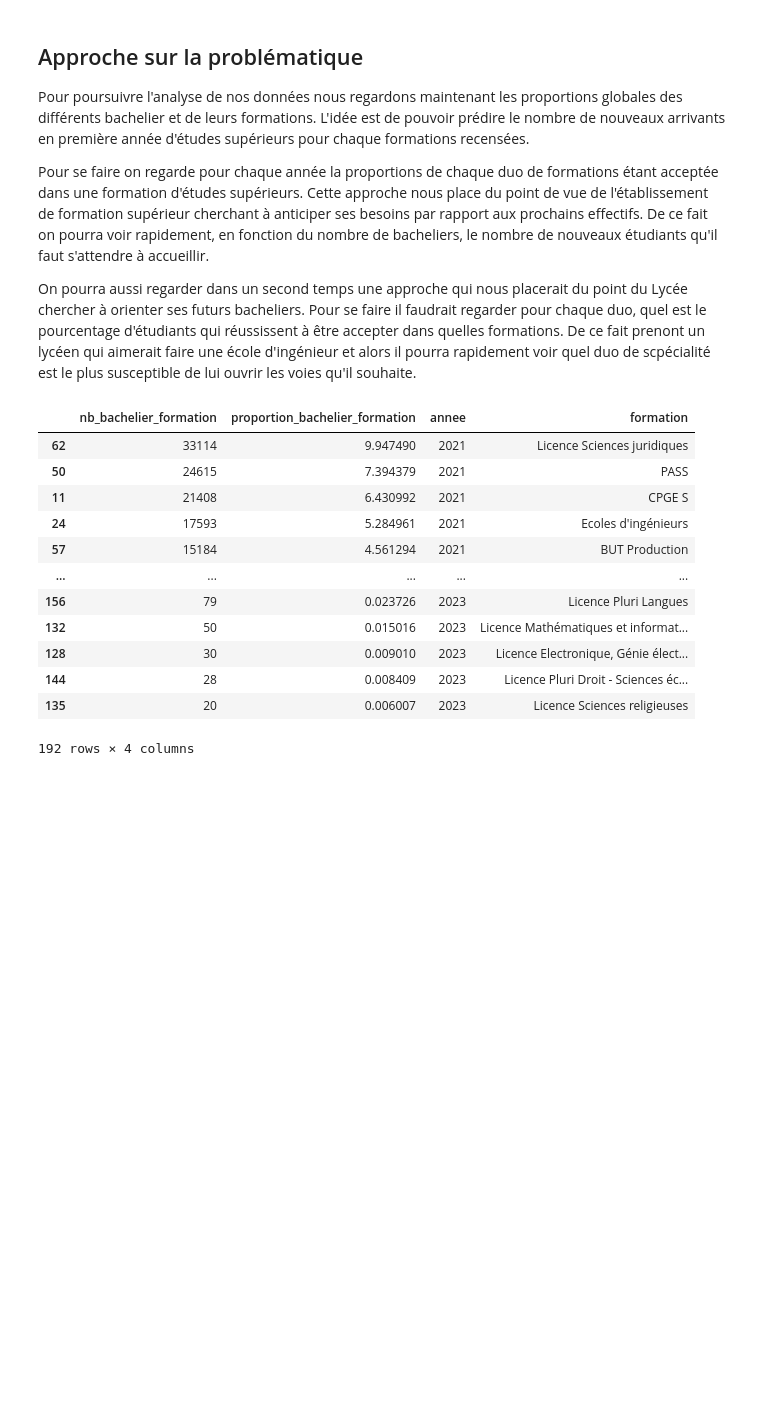
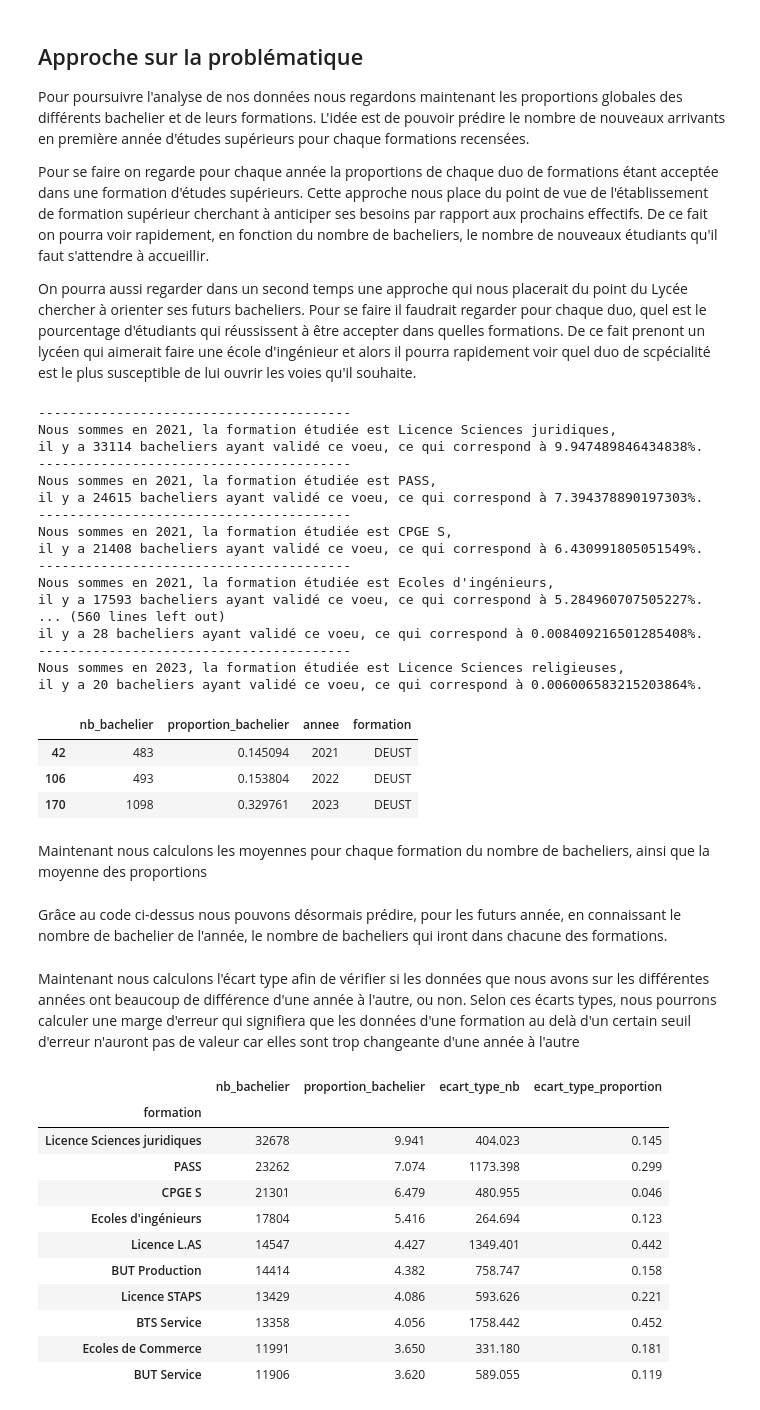
Before and after one commit to vraus/Projet_FDD, a Jupyter notebook: main.ipynb, the cells around one changed output. Saved outputs shown, nothing was run; the diff lists cells and outputs as text; code cells hidden in the pictures; blank space fills up the shorter version.

```diff
--- a/main.ipynb
+++ b/main.ipynb
@@ -274,33 +274,47 @@ Pour se faire on regarde pour chaque année la proportions de chaque duo de form
 
 On pourra aussi regarder dans un second temps une approche qui nous placerait du point du Lycée chercher à orienter ses futurs bacheliers. Pour se faire il faudrait regarder pour chaque duo, quel est le pourcentage d'étudiants qui réussissent à être accepter dans quelles formations. De ce fait prenont un lycéen qui aimerait faire une école d'ingénieur et alors il pourra rapidement voir quel duo de scpécialité est le plus susceptible de lui ouvrir les voies qu'il souhaite.
 # %%
-df_tmp = pd.DataFrame(columns=['nb_bachelier_formation', 'proportion_bachelier_formation', 'annee','formation'])
+df_bachelier = pd.DataFrame(columns=['nb_bachelier', 'proportion_bachelier', 'annee','formation'])
 for i in df["annee"].unique() :
-    nb_bachelier = df[df["annee"] == i]["prop_accepte"].sum()
+    nb_bachelier_total = df[df["annee"] == i]["prop_accepte"].sum()
     for j in df["formation"].unique():
         mask = ((df['formation'] == j) & (df["annee"] == i))
-        nb_bachelier_formation = df[mask]["prop_accepte"].sum()
-        #print(nb_bachelier_formation)
-        proportion_bachelier_formation=(nb_bachelier_formation/nb_bachelier)*100
-        nouvelle_ligne = {'nb_bachelier_formation': nb_bachelier_formation, 'proportion_bachelier_formation': proportion_bachelier_formation, 'annee': i,"formation" : j}
-        df_tmp = pd.concat([df_tmp, pd.DataFrame([nouvelle_ligne])], ignore_index=True)
+        nb_bachelier = df[mask]["prop_accepte"].sum()
+        proportion_bachelier=(nb_bachelier/nb_bachelier_total)*100
+        nouvelle_ligne = {'nb_bachelier': nb_bachelier, 'proportion_bachelier': proportion_bachelier, 'annee': i,"formation" : j}
+        df_bachelier = pd.concat([df_bachelier, pd.DataFrame([nouvelle_ligne])], ignore_index=True)
 
 
-df_tmp = df_tmp.sort_values(by=["annee","proportion_bachelier_formation"],ascending=[True,False])
-df_tmp.head(500)
+df_bachelier = df_bachelier.sort_values(by=["annee","proportion_bachelier"],ascending=[True,False])
 #print(df_tmp["proportion_bachelier_formation"].sum())
 #print("L'année est : ",i,", la formation est : ",j,", le nombre de bachelier ayant validé cette option est de : ",nb_bachelier_formation,", la proportion est de :",proportion_bachelier_formation,"%")
+for index, row in df_bachelier.iterrows():
+    print("-" * 40)
+    print(f'Nous sommes en {row["annee"]}, la formation étudiée est {row["formation"]},\nil y a {row["nb_bachelier"]} bacheliers ayant validé ce voeu, ce qui correspond à {row["proportion_bachelier"]}%.')
 # %% [output]
-|  | nb_bachelier_formation | proportion_bachelier_formation | annee | formation |
-| 62 | 33114 | 9.947490 | 2021 | Licence Sciences juridiques |
-| 50 | 24615 | 7.394379 | 2021 | PASS |
-| 11 | 21408 | 6.430992 | 2021 | CPGE S |
-| 24 | 17593 | 5.284961 | 2021 | Ecoles d'ingénieurs |
-| 57 | 15184 | 4.561294 | 2021 | BUT Production |
-| ... | ... | ... | ... | ... |
-| 156 | 79 | 0.023726 | 2023 | Licence Pluri Langues |
-| 132 | 50 | 0.015016 | 2023 | Licence Mathématiques et informat... |
-| 128 | 30 | 0.009010 | 2023 | Licence Electronique, Génie élect... |
-| 144 | 28 | 0.008409 | 2023 | Licence Pluri Droit - Sciences éc... |
-| 135 | 20 | 0.006007 | 2023 | Licence Sciences religieuses |
-192 rows × 4 columns
+----------------------------------------
+Nous sommes en 2021, la formation étudiée est Licence Sciences juridiques,
+il y a 33114 bacheliers ayant validé ce voeu, ce qui correspond à 9.947489846434838%.
+----------------------------------------
+Nous sommes en 2021, la formation étudiée est PASS,
+il y a 24615 bacheliers ayant validé ce voeu, ce qui correspond à 7.394378890197303%.
+----------------------------------------
+Nous sommes en 2021, la formation étudiée est CPGE S,
+il y a 21408 bacheliers ayant validé ce voeu, ce qui correspond à 6.430991805051549%.
+----------------------------------------
+Nous sommes en 2021, la formation étudiée est Ecoles d'ingénieurs,
+il y a 17593 bacheliers ayant validé ce voeu, ce qui correspond à 5.284960707505227%.
+... (560 lines left out)
+il y a 28 bacheliers ayant validé ce voeu, ce qui correspond à 0.008409216501285408%.
+----------------------------------------
+Nous sommes en 2023, la formation étudiée est Licence Sciences religieuses,
+il y a 20 bacheliers ayant validé ce voeu, ce qui correspond à 0.006006583215203864%.
+# %%
+df_bachelier[df_bachelier["formation"] == "DEUST"]
+# %% [output]
+|  | nb_bachelier | proportion_bachelier | annee | formation |
+| 42 | 483 | 0.145094 | 2021 | DEUST |
+| 106 | 493 | 0.153804 | 2022 | DEUST |
+| 170 | 1098 | 0.329761 | 2023 | DEUST |
+# %% [markdown]
+Maintenant nous calculons les moyennes pour chaque formation du nombre de bacheliers, ainsi que la moyenne des proportions
@@ -306,0 +327,21 @@ df_tmp.head(500)
+# %% [markdown]
+Grâce au code ci-dessus nous pouvons désormais prédire, pour les futurs année, en connaissant le nombre de bachelier de l'année, le nombre de bacheliers qui iront dans chacune des formations.
+# %% [markdown]
+Maintenant nous calculons l'écart type afin de vérifier si les données que nous avons sur les différentes années ont beaucoup de différence d'une année à l'autre, ou non. Selon ces écarts types, nous pourrons calculer une marge d'erreur qui signifiera que les données d'une formation au delà d'un certain seuil d'erreur n'auront pas de valeur car elles sont trop changeante d'une année à l'autre
+# %%
+df_bachelier_mean["ecart_type_nb"] = df_bachelier.groupby(by="formation")["nb_bachelier"].std().round(3)
+df_bachelier_mean["ecart_type_proportion"] = df_bachelier.groupby(by="formation")["proportion_bachelier"].std().round(3)
+df_bachelier_mean.head(10)
+# %% [output]
+|  | nb_bachelier | proportion_bachelier | ecart_type_nb | ecart_type_proportion |
+| formation |  |  |  |  |
+| Licence Sciences juridiques | 32678 | 9.941 | 404.023 | 0.145 |
+| PASS | 23262 | 7.074 | 1173.398 | 0.299 |
+| CPGE S | 21301 | 6.479 | 480.955 | 0.046 |
+| Ecoles d'ingénieurs | 17804 | 5.416 | 264.694 | 0.123 |
+| Licence L.AS | 14547 | 4.427 | 1349.401 | 0.442 |
+| BUT Production | 14414 | 4.382 | 758.747 | 0.158 |
+| Licence STAPS | 13429 | 4.086 | 593.626 | 0.221 |
+| BTS Service | 13358 | 4.056 | 1758.442 | 0.452 |
+| Ecoles de Commerce | 11991 | 3.650 | 331.180 | 0.181 |
+| BUT Service | 11906 | 3.620 | 589.055 | 0.119 |
```
Also changed, not shown: parts of 7 cells of this notebook.
